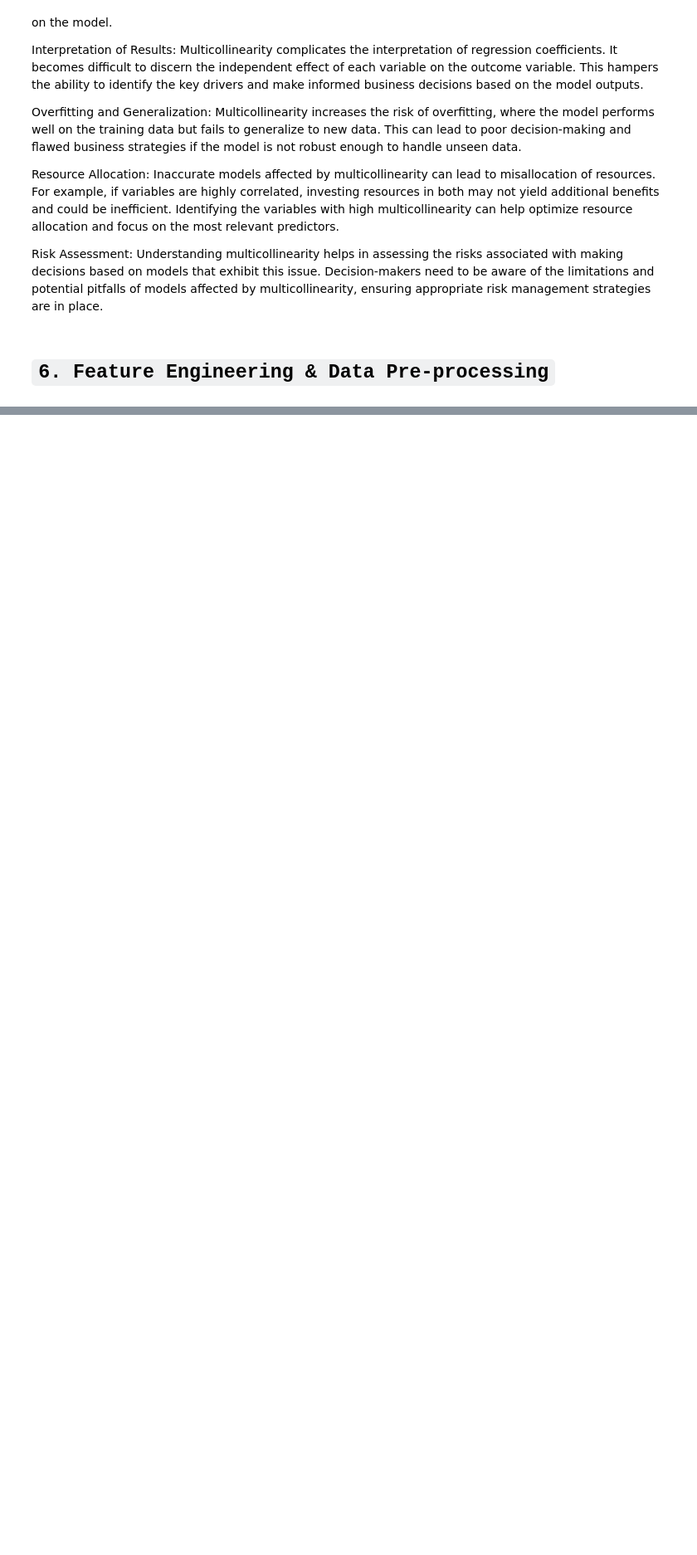
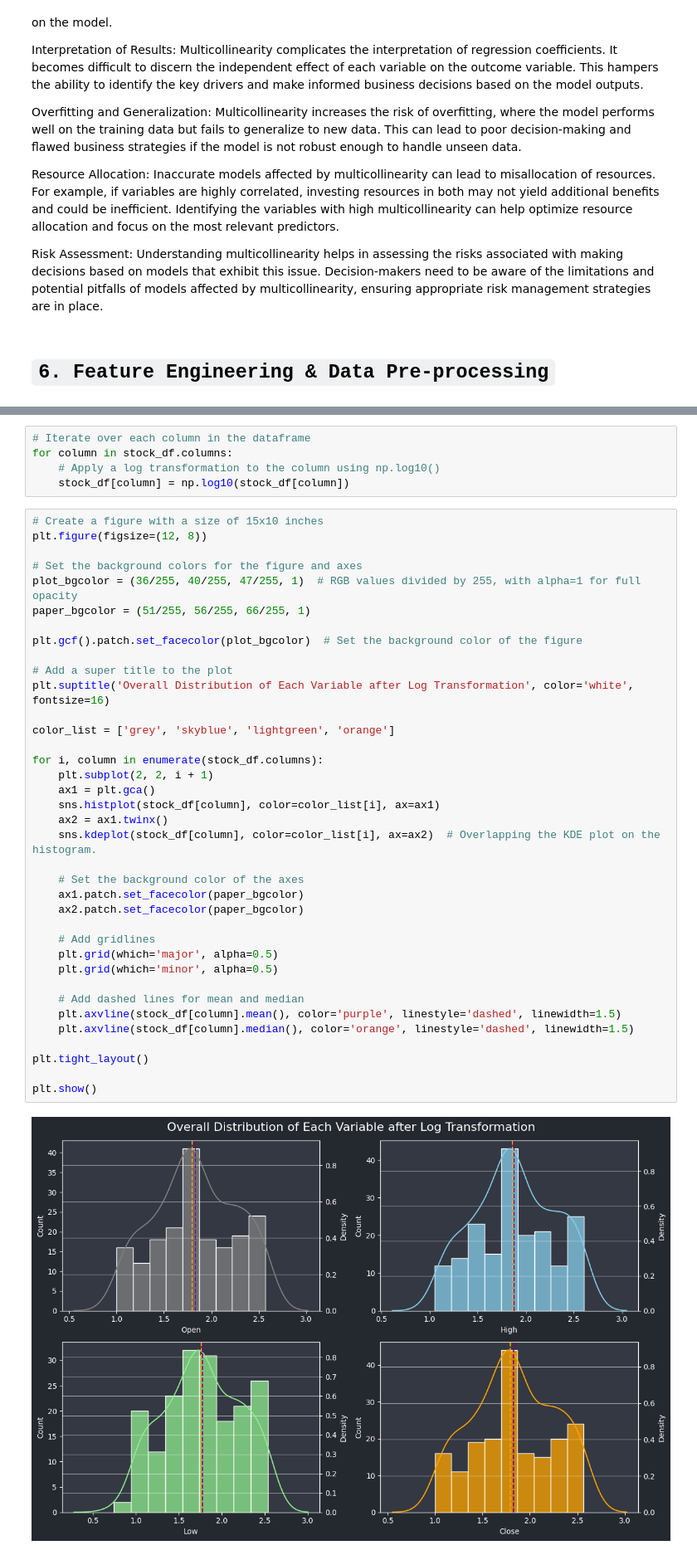
Before and after one commit to Srushti-Rodge/Capstone_Project_ML-Yes_Bank_Stock_Closing_Price_Prediction-, a Jupyter notebook: Capstone_Project_ML(Yes_Bank_Stock_Closing_Price_Prediction).ipynb, the cells around one changed output, grey strips where cells are left out. Shown at 83% size. Saved outputs shown, nothing was run; the diff lists cells and outputs as text; blank space fills up the shorter version.

```diff
--- a/Capstone_Project_ML(Yes_Bank_Stock_Closing_Price_Prediction).ipynb
+++ b/Capstone_Project_ML(Yes_Bank_Stock_Closing_Price_Prediction).ipynb
@@ -622,0 +705,44 @@ Risk Assessment: Understanding multicollinearity helps in assessing the risks as
+# %%
+# Iterate over each column in the dataframe
+for column in stock_df.columns:
+    # Apply a log transformation to the column using np.log10()
+    stock_df[column] = np.log10(stock_df[column])
+# %%
+# Create a figure with a size of 15x10 inches
+plt.figure(figsize=(12, 8))
+
+# Set the background colors for the figure and axes
+plot_bgcolor = (36/255, 40/255, 47/255, 1)  # RGB values divided by 255, with alpha=1 for full opacity
+paper_bgcolor = (51/255, 56/255, 66/255, 1)
+
+plt.gcf().patch.set_facecolor(plot_bgcolor)  # Set the background color of the figure
+
+# Add a super title to the plot
+plt.suptitle('Overall Distribution of Each Variable after Log Transformation', color='white', fontsize=16)
+
+color_list = ['grey', 'skyblue', 'lightgreen', 'orange']
+
+for i, column in enumerate(stock_df.columns):
+    plt.subplot(2, 2, i + 1)
+    ax1 = plt.gca()
+    sns.histplot(stock_df[column], color=color_list[i], ax=ax1)
+    ax2 = ax1.twinx()
+    sns.kdeplot(stock_df[column], color=color_list[i], ax=ax2)  # Overlapping the KDE plot on the histogram.
+
+    # Set the background color of the axes
+    ax1.patch.set_facecolor(paper_bgcolor)
+    ax2.patch.set_facecolor(paper_bgcolor)
+
+    # Add gridlines
+    plt.grid(which='major', alpha=0.5)
+    plt.grid(which='minor', alpha=0.5)
+
+    # Add dashed lines for mean and median
+    plt.axvline(stock_df[column].mean(), color='purple', linestyle='dashed', linewidth=1.5)
+    plt.axvline(stock_df[column].median(), color='orange', linestyle='dashed', linewidth=1.5)
+
+plt.tight_layout()
+
+plt.show()
+# %% [output]
+[figure, added]
```
Also changed, not shown: parts of 17 cells of this notebook.
